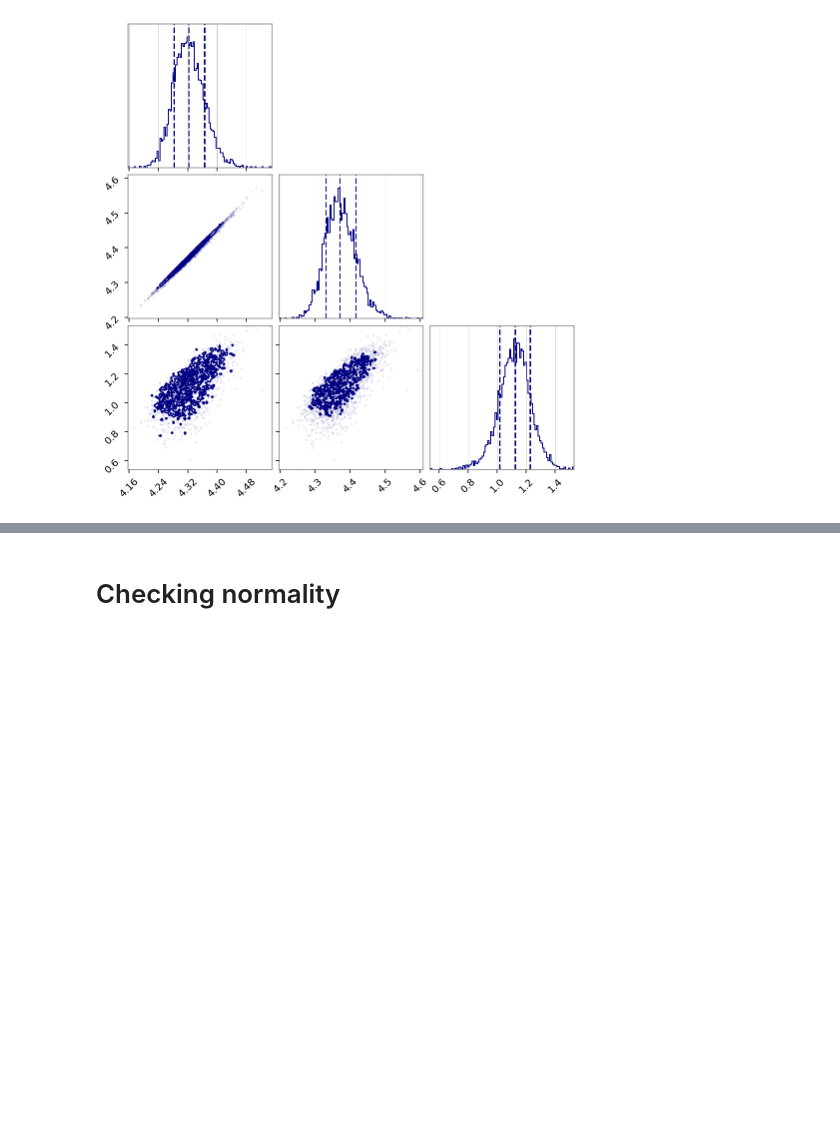
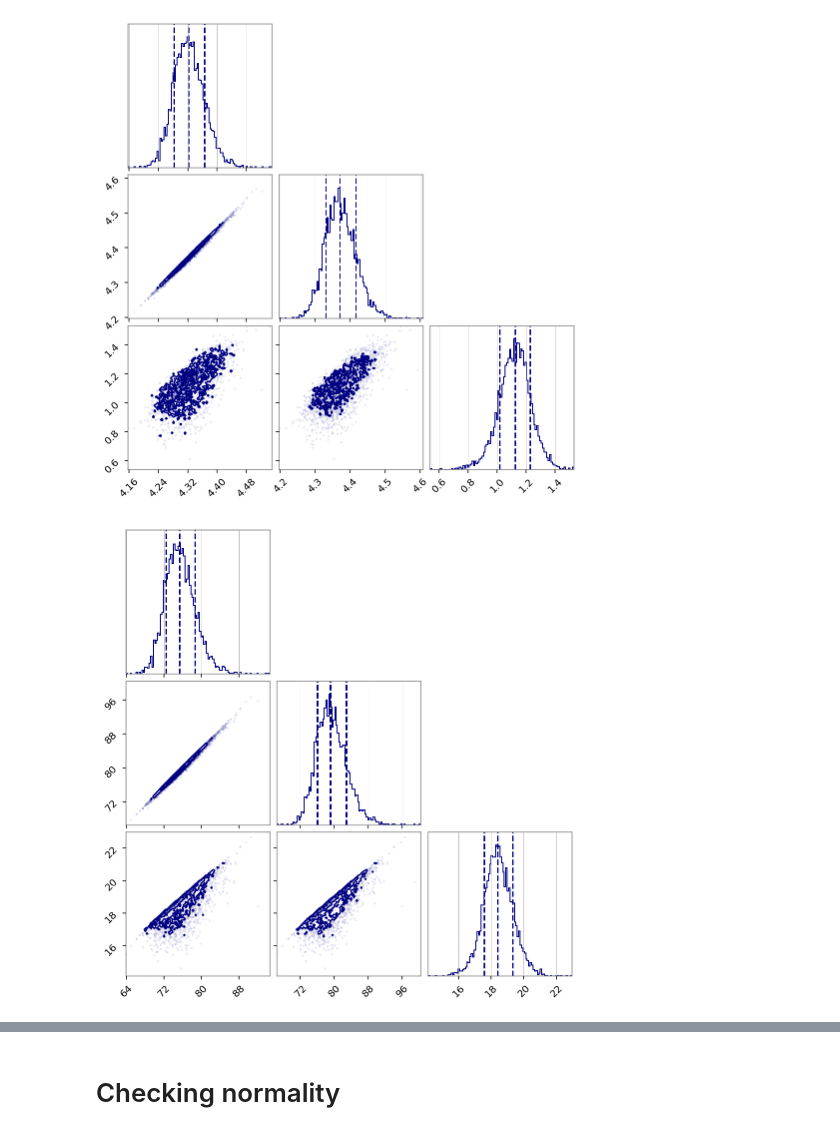
Before and after one commit to shubhagrawal30/gwaves_CPCA, a Jupyter notebook: gw_linear.ipynb, the cells around one changed output, grey strips where cells are left out. Drawn from its saved outputs; the diff is of its cells as text; code cells hidden in the pictures; blank space fills up the shorter version.

Commit message:
add corner plots

```diff
--- a/gw_linear.ipynb
+++ b/gw_linear.ipynb
@@ -141,3 +144,10 @@ fig = corner.corner(np.vstack((posterior_samples["final_mass"], posterior_sample
 fig = corner.corner(np.vstack((np.log(posterior_samples["final_mass"]), np.log(posterior_samples["total_mass"]), np.log(posterior_samples["radiated_energy"]))).T, quantiles=[0.16, 0.5, 0.84], color="navy", bins=100)
 # %% [output]
 [figure]
+# %%
+fig = corner.corner(np.vstack(((posterior_samples["final_mass"]),
+        (posterior_samples["total_mass"]),
+        posterior_samples["final_mass"]*(posterior_samples["mass_1"]*posterior_samples["mass_2"])/(posterior_samples["total_mass"]**2))).T,
+        quantiles=[0.16, 0.5, 0.84], color="navy", bins=100)
+# %% [output]
+[figure, added]
```
Also changed, not shown: parts of 3 cells of this notebook, 13 other files.
